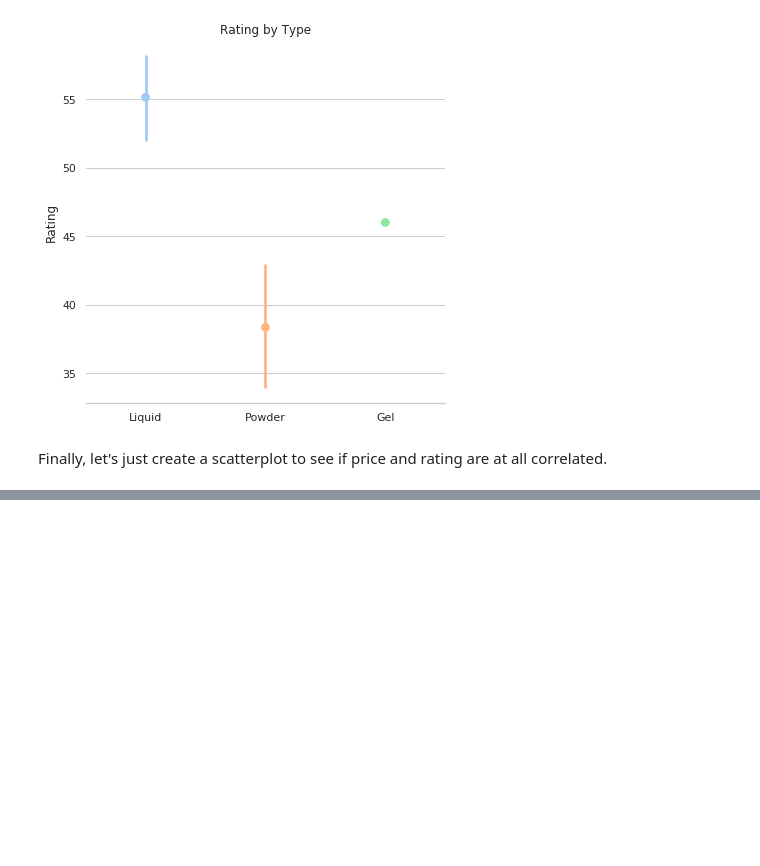
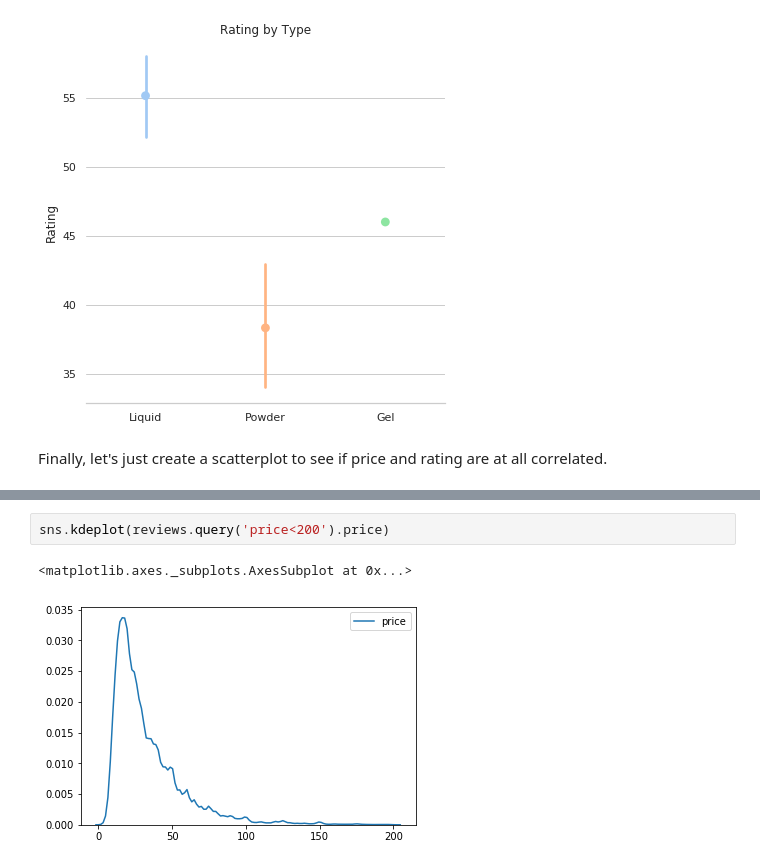
Before and after one commit to jburne/Thinkful, a Jupyter notebook: DataDisplaysSeabornLesson1_3_3.ipynb, the cells around one changed output, grey strips where cells are left out. Cells and saved outputs as stored; diff of their text form; blank space fills up the shorter version.

```diff
--- a/DataDisplaysSeabornLesson1_3_3.ipynb
+++ b/DataDisplaysSeabornLesson1_3_3.ipynb
@@ -94,0 +124,5 @@ Questions: How to get a regression line using ALL of the data?  These data are s
+# %%
+sns.kdeplot(reviews.query('price<200').price)
+# %% [output]
+<matplotlib.axes._subplots.AxesSubplot at 0x...>
+[figure, added]
```
Also changed, not shown: parts of 50 cells of this notebook.
